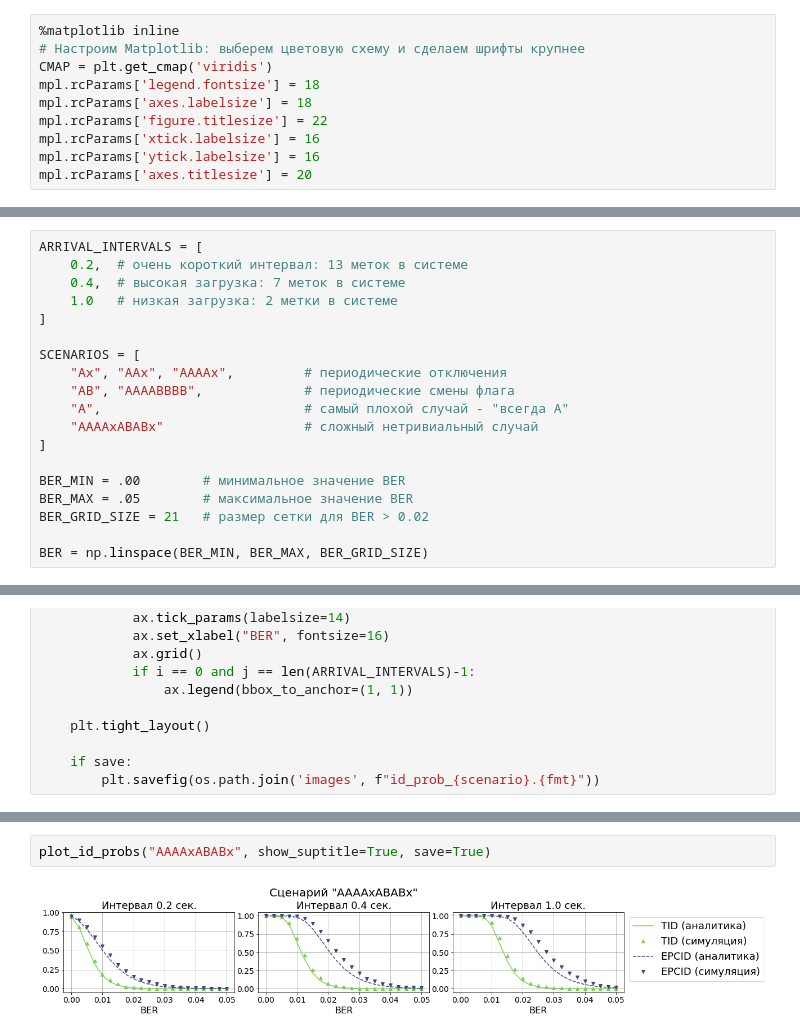
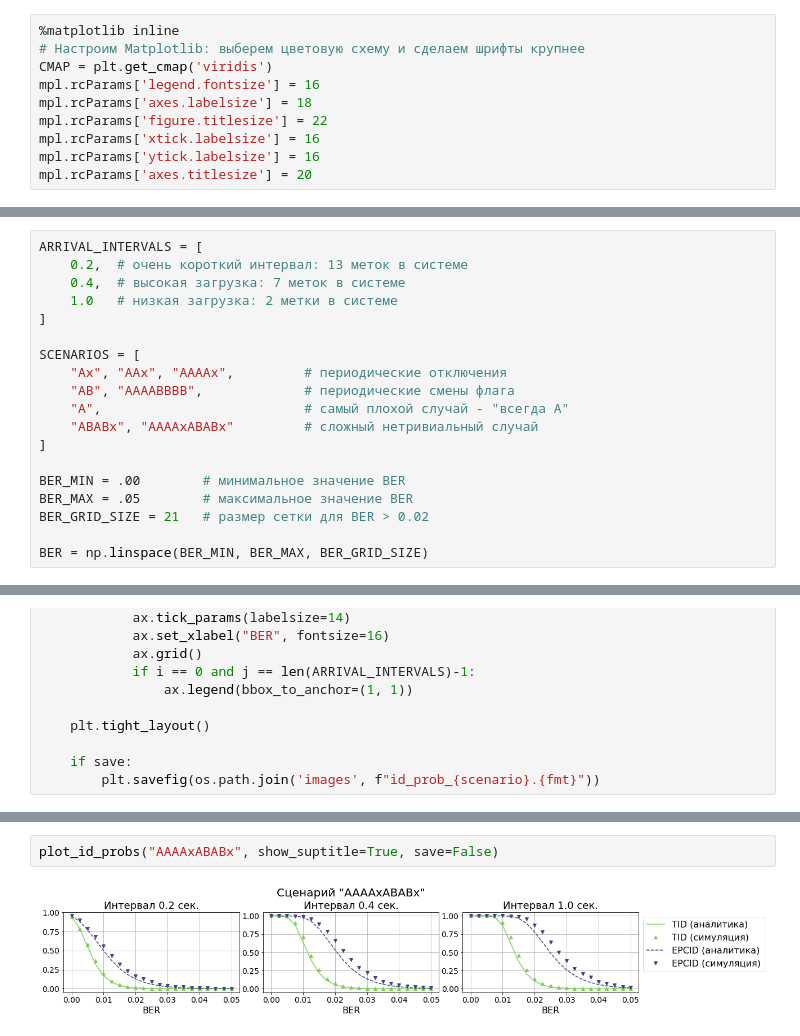
Before and after one commit to larioandr/thesis-rfidam, a Jupyter notebook: experiments/3. Simulations.ipynb, the cells around one changed output, grey strips where cells are left out. Cells and saved outputs as stored; diff of their text form.

```diff
--- a/experiments/3. Simulations.ipynb
+++ b/experiments/3. Simulations.ipynb
@@ -44,7 +46,7 @@ from rfidam.utils import bcolors, get_err, fmt_err, highlight as hl, pluralize
 %matplotlib inline
 # Настроим Matplotlib: выберем цветовую схему и сделаем шрифты крупнее
 CMAP = plt.get_cmap('viridis')
-mpl.rcParams['legend.fontsize'] = 18
+mpl.rcParams['legend.fontsize'] = 16
 mpl.rcParams['axes.labelsize'] = 18
 mpl.rcParams['figure.titlesize'] = 22
 mpl.rcParams['xtick.labelsize'] = 16
@@ -188,7 +190,7 @@ SCENARIOS = [
     "Ax", "AAx", "AAAAx",         # периодические отключения
     "AB", "AAAABBBB",             # периодические смены флага
     "A",                          # самый плохой случай - "всегда A"
-    "AAAAxABABx"                  # сложный нетривиальный случай
+    "ABABx", "AAAAxABABx"         # сложный нетривиальный случай
 ]
 
 BER_MIN = .00        # минимальное значение BER
@@ -691,4 +693,4 @@ plot_id_probs(["Ax", "AAx", "AAAAx"], show_suptitle=True, save=True)
 # %%
-plot_id_probs("AAAAxABABx", show_suptitle=True, save=True)
+plot_id_probs("AAAAxABABx", show_suptitle=True, save=False)
 # %% [output]
-[figure, old version]
+[figure, new version]
```
Also changed, not shown: parts of 18 cells of this notebook, 8 other files.
